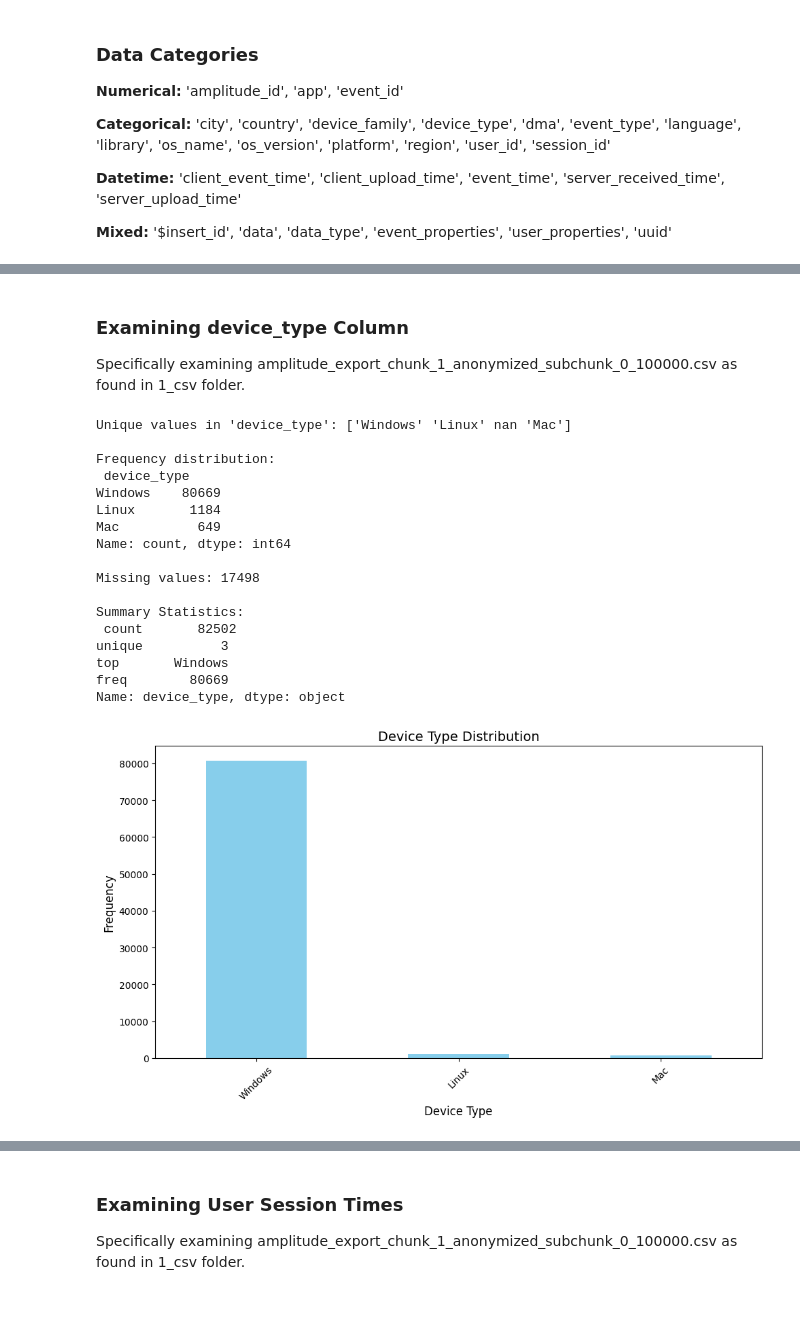
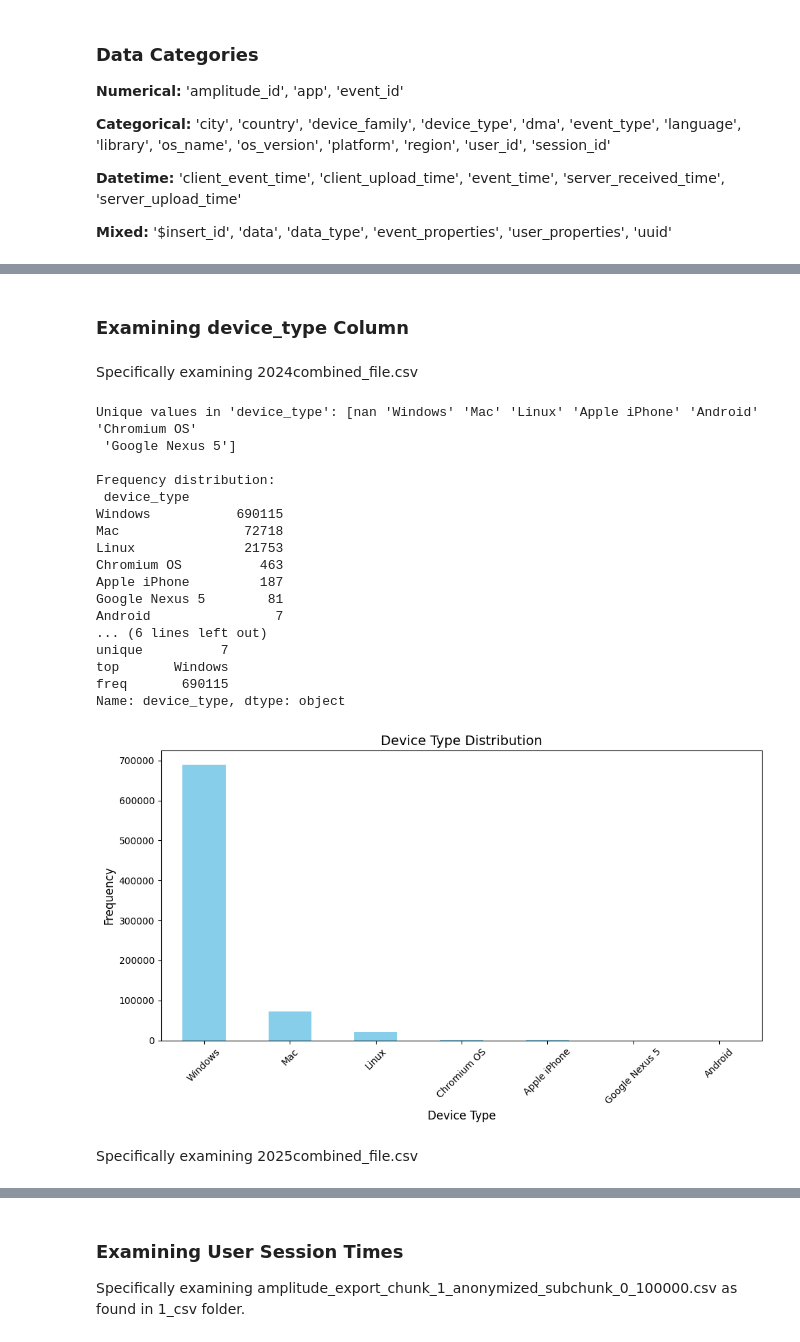
Before and after one commit to nyra-rodrigues/Federato-RiskOps-Platform-Optimization-Challenge, a Jupyter notebook: federato_data_read_starter.ipynb, the cells around one changed output, grey strips where cells are left out. Drawn from its saved outputs; the diff is of its cells as text; code cells hidden in the pictures; blank space fills up the shorter version.

```diff
--- a/federato_data_read_starter.ipynb
+++ b/federato_data_read_starter.ipynb
@@ -245,9 +336,9 @@ Specifically examining amplitude_export_chunk_1_anonymized_subchunk_0_100000.csv
 # %%
 # Clean the 'os_version' column by extracting the first part of the version number
-df['os_version'] = df['os_version'].apply(lambda x: str(x).split('.')[0] if isinstance(x, str) else str(x))
+combined_df_2024['os_version'] = combined_df_2024['os_version'].apply(lambda x: str(x).split('.')[0] if isinstance(x, str) else str(x))
 
 # Value counts for 'os_version'
-value_counts = df['os_version'].value_counts()
+value_counts = combined_df_2024['os_version'].value_counts()
 
 # Plot the distribution of 'os_version' as a bar plot
 plt.figure(figsize=(10, 6))
@@ -344,54 +544,57 @@ Name: count, dtype: int64
 # %% [markdown]
 ### Examining device_type Column
-Specifically examining amplitude_export_chunk_1_anonymized_subchunk_0_100000.csv as found in 1_csv folder.
+# %% [markdown]
+Specifically examining 2024combined_file.csv
 # %%
 # Unique Values
-unique_device_types = df['device_type'].unique()
+unique_device_types = combined_df_2024['device_type'].unique()
 print("Unique values in 'device_type':", unique_device_types)
 
 # Frequency Distribution
-device_type_freq = df['device_type'].value_counts()
+device_type_freq = combined_df_2024['device_type'].value_counts()
 print("\nFrequency distribution:\n", device_type_freq)
 
 # Missing Values
-missing_device_types = df['device_type'].isnull().sum()
+missing_device_types = combined_df_2024['device_type'].isnull().sum()
 print("\nMissing values:", missing_device_types)
 
 # Summary Statistics
-device_type_summary = df['device_type'].describe()
+device_type_summary = combined_df_2024['device_type'].describe()
 print("\nSummary Statistics:\n", device_type_summary)
 
 
 # Plot the frequency distribution
 plt.figure(figsize=(10, 6))
-device_type_freq = df['device_type'].value_counts()
+device_type_freq = combined_df_2024['device_type'].value_counts()
 device_type_freq.plot(kind='bar', color='skyblue')
 
 # Add title and labels
 plt.title('Device Type Distribution', fontsize=14)
 plt.xlabel('Device Type', fontsize=12)
 plt.ylabel('Frequency', fontsize=12)
 
 # Show the plot
 plt.xticks(rotation=45)
 plt.tight_layout()
 plt.show()
 # %% [output]
-Unique values in 'device_type': ['Windows' 'Linux' nan 'Mac']
+Unique values in 'device_type': [nan 'Windows' 'Mac' 'Linux' 'Apple iPhone' 'Android' 'Chromium OS'
+ 'Google Nexus 5']
 
 Frequency distribution:
  device_type
-Windows    80669
-Linux       1184
-Mac          649
-Name: count, dtype: int64
-
-Missing values: 17498
-
-Summary Statistics:
- count       82502
-unique          3
+Windows           690115
+Mac                72718
+Linux              21753
+Chromium OS          463
+Apple iPhone         187
+Google Nexus 5        81
+Android                7
+... (6 lines left out)
+unique          7
 top       Windows
-freq        80669
+freq       690115
 Name: device_type, dtype: object
-[figure, old version]
+[figure, new version]
+# %% [markdown]
+Specifically examining 2025combined_file.csv
```
Also changed, not shown: parts of 64 cells of this notebook.
